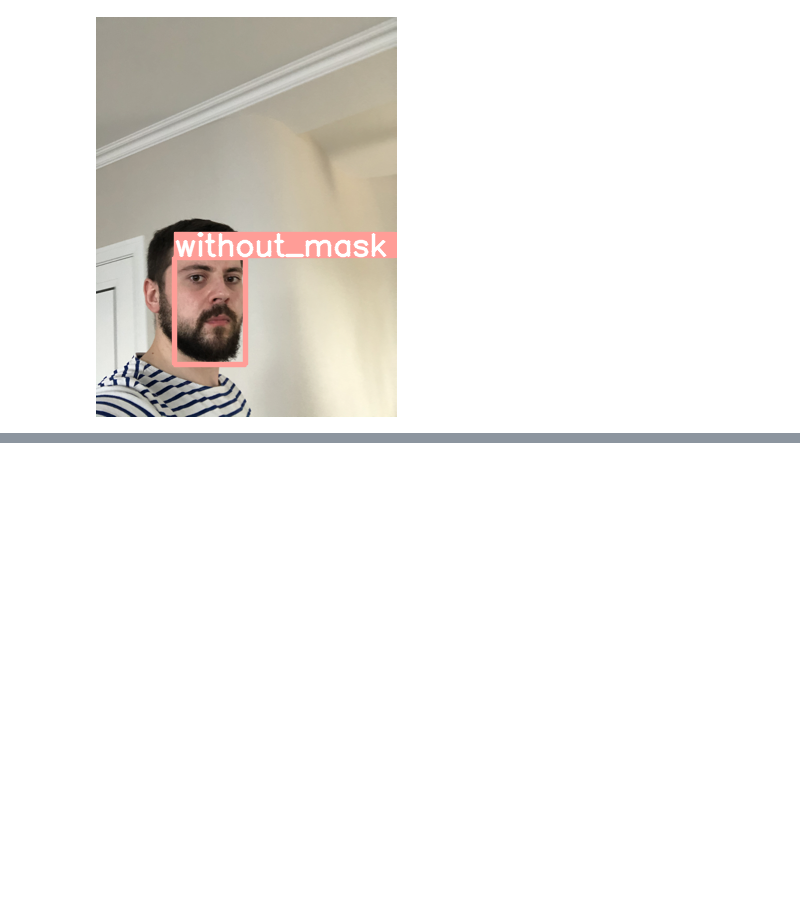
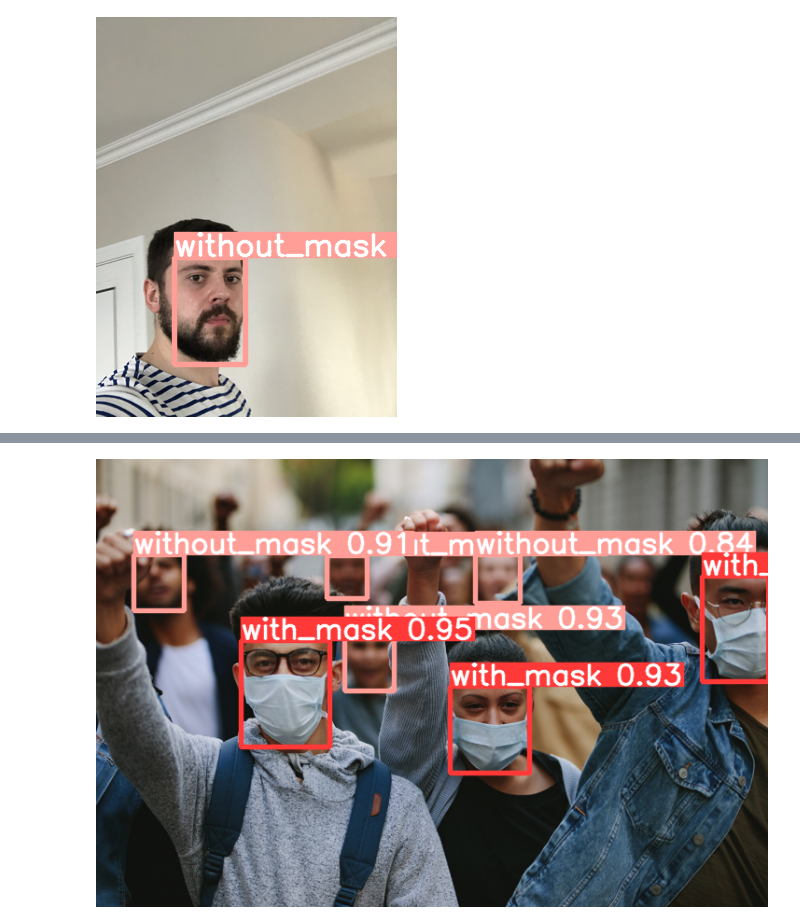
Before and after one commit to Cabir40/Mask-Detection-Yolov5, a Jupyter notebook: ultralytics/ultralytics_yolo5.ipynb, the cells around one changed output, grey strips where cells are left out. Saved outputs shown, nothing was run; the diff lists cells and outputs as text; code cells hidden in the pictures; blank space fills up the shorter version.

```diff
--- a/ultralytics/ultralytics_yolo5.ipynb
+++ b/ultralytics/ultralytics_yolo5.ipynb
@@ -135,0 +166,4 @@ Image("runs/detect/expTestImage4/maksssksksss530.png")
+# %%
+Image("runs/detect/expTestImage6/gettyimages-1215069129_jacoblund.png")
+# %% [output]
+[figure, added]
```
Also changed, not shown: parts of 10 cells of this notebook.
